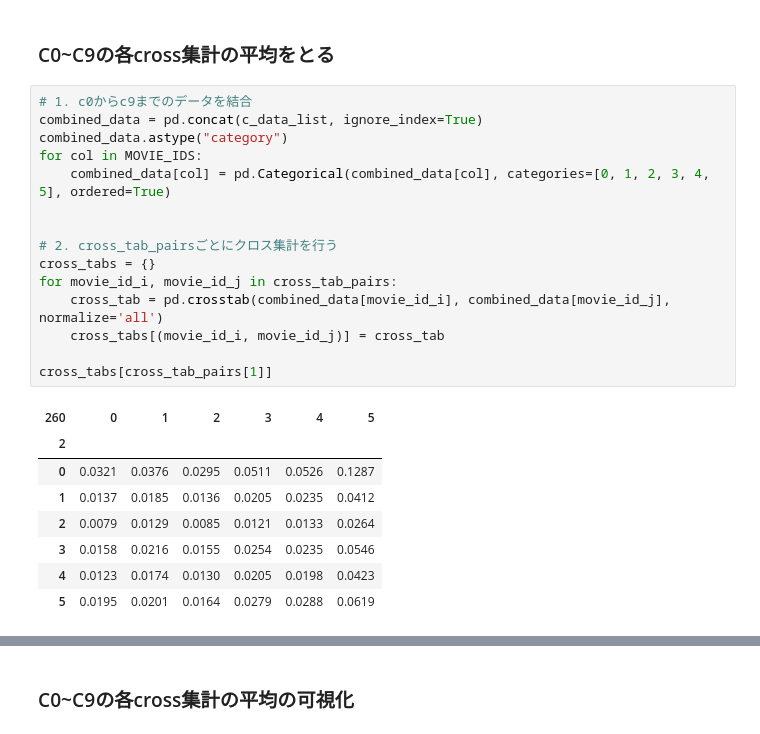
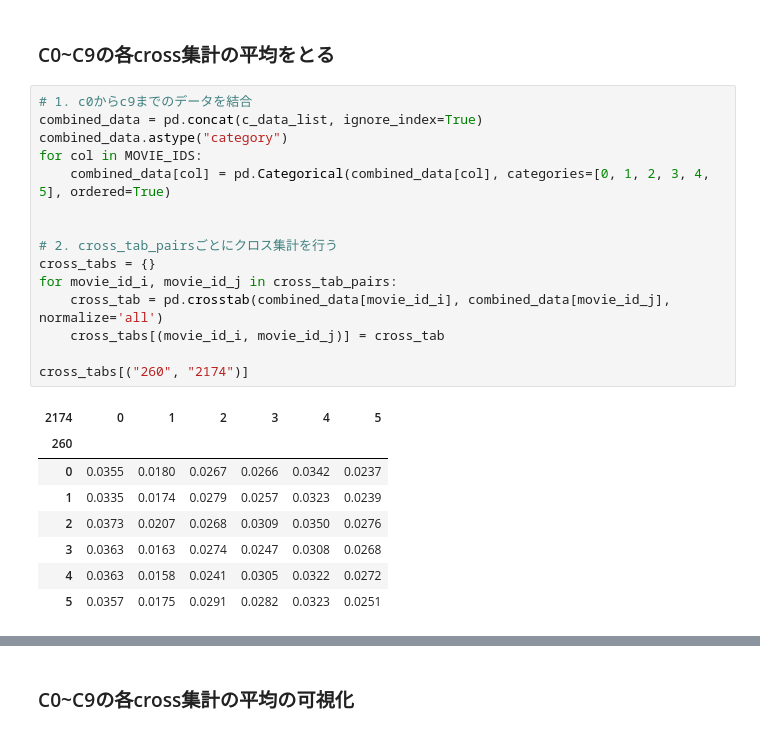
Before and after one commit to dorakemon/pws2024_attack, a Jupyter notebook: sandbox/mae_attack_anaume.ipynb, the cells around one changed output, grey strips where cells are left out. Saved outputs shown, nothing was run; the diff lists cells and outputs as text.

```diff
--- a/sandbox/mae_attack_anaume.ipynb
+++ b/sandbox/mae_attack_anaume.ipynb
@@ -158,24 +158,24 @@ cross_tab_pairs[:5]
 # %%
 # 1. c0からc9までのデータを結合
 combined_data = pd.concat(c_data_list, ignore_index=True)
 combined_data.astype("category")
 for col in MOVIE_IDS:
     combined_data[col] = pd.Categorical(combined_data[col], categories=[0, 1, 2, 3, 4, 5], ordered=True)
 
 
 # 2. cross_tab_pairsごとにクロス集計を行う
 cross_tabs = {}
 for movie_id_i, movie_id_j in cross_tab_pairs:
     cross_tab = pd.crosstab(combined_data[movie_id_i], combined_data[movie_id_j], normalize='all')
     cross_tabs[(movie_id_i, movie_id_j)] = cross_tab
 
-cross_tabs[cross_tab_pairs[1]]
+cross_tabs[("260", "2174")]
 # %% [output]
-| 260 | 0 | 1 | 2 | 3 | 4 | 5 |
-| 2 |  |  |  |  |  |  |
-| 0 | 0.0321 | 0.0376 | 0.0295 | 0.0511 | 0.0526 | 0.1287 |
-| 1 | 0.0137 | 0.0185 | 0.0136 | 0.0205 | 0.0235 | 0.0412 |
-| 2 | 0.0079 | 0.0129 | 0.0085 | 0.0121 | 0.0133 | 0.0264 |
-| 3 | 0.0158 | 0.0216 | 0.0155 | 0.0254 | 0.0235 | 0.0546 |
-| 4 | 0.0123 | 0.0174 | 0.0130 | 0.0205 | 0.0198 | 0.0423 |
-| 5 | 0.0195 | 0.0201 | 0.0164 | 0.0279 | 0.0288 | 0.0619 |
+| 2174 | 0 | 1 | 2 | 3 | 4 | 5 |
+| 260 |  |  |  |  |  |  |
+| 0 | 0.0355 | 0.0180 | 0.0267 | 0.0266 | 0.0342 | 0.0237 |
+| 1 | 0.0335 | 0.0174 | 0.0279 | 0.0257 | 0.0323 | 0.0239 |
+| 2 | 0.0373 | 0.0207 | 0.0268 | 0.0309 | 0.0350 | 0.0276 |
+| 3 | 0.0363 | 0.0163 | 0.0274 | 0.0247 | 0.0308 | 0.0268 |
+| 4 | 0.0363 | 0.0158 | 0.0241 | 0.0305 | 0.0322 | 0.0272 |
+| 5 | 0.0357 | 0.0175 | 0.0291 | 0.0282 | 0.0323 | 0.0251 |
```
Also changed, not shown: parts of 22 cells of this notebook.
